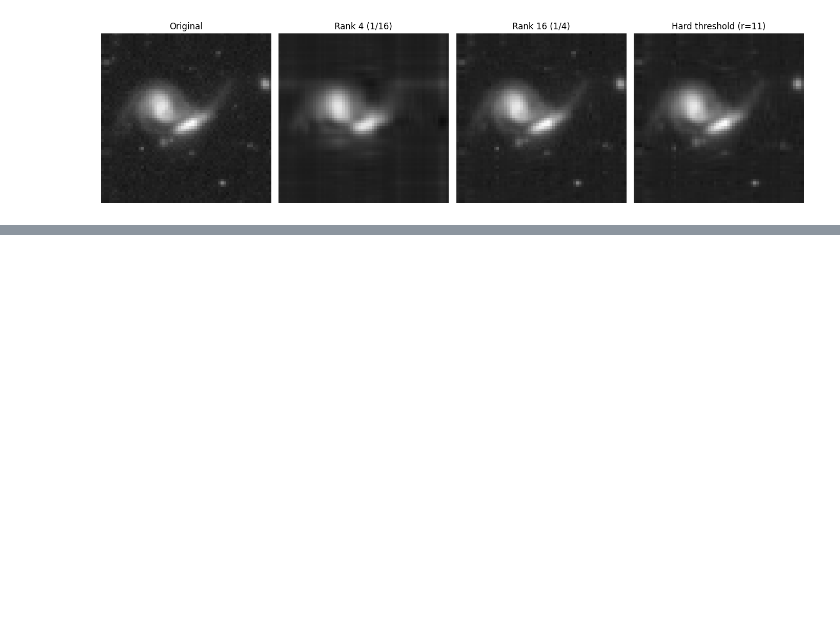
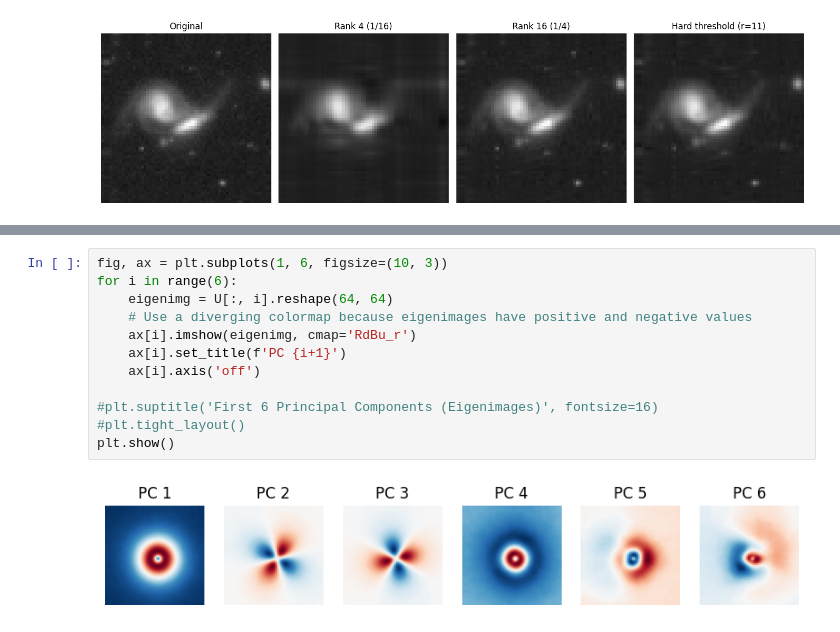
Before and after one commit to eiseleb47/DataScience, a Jupyter notebook: Worksheet_3/1-3.ipynb, the cells around one changed output, grey strips where cells are left out. Drawn from its saved outputs; the diff is of its cells as text; blank space fills up the shorter version.

```diff
--- a/Worksheet_3/wks_3.ipynb
+++ b/Worksheet_3/1-3.ipynb
@@ -142,0 +177,14 @@ plt.show()
+# %%
+fig, ax = plt.subplots(1, 6, figsize=(10, 3))
+for i in range(6):
+    eigenimg = U[:, i].reshape(64, 64)
+    # Use a diverging colormap because eigenimages have positive and negative values
+    ax[i].imshow(eigenimg, cmap='RdBu_r')
+    ax[i].set_title(f'PC {i+1}')
+    ax[i].axis('off')
+
+#plt.suptitle('First 6 Principal Components (Eigenimages)', fontsize=16)
+#plt.tight_layout()
+plt.show()
+# %% [output]
+[figure, added]
```
Also changed, not shown: parts of 7 cells of this notebook.
